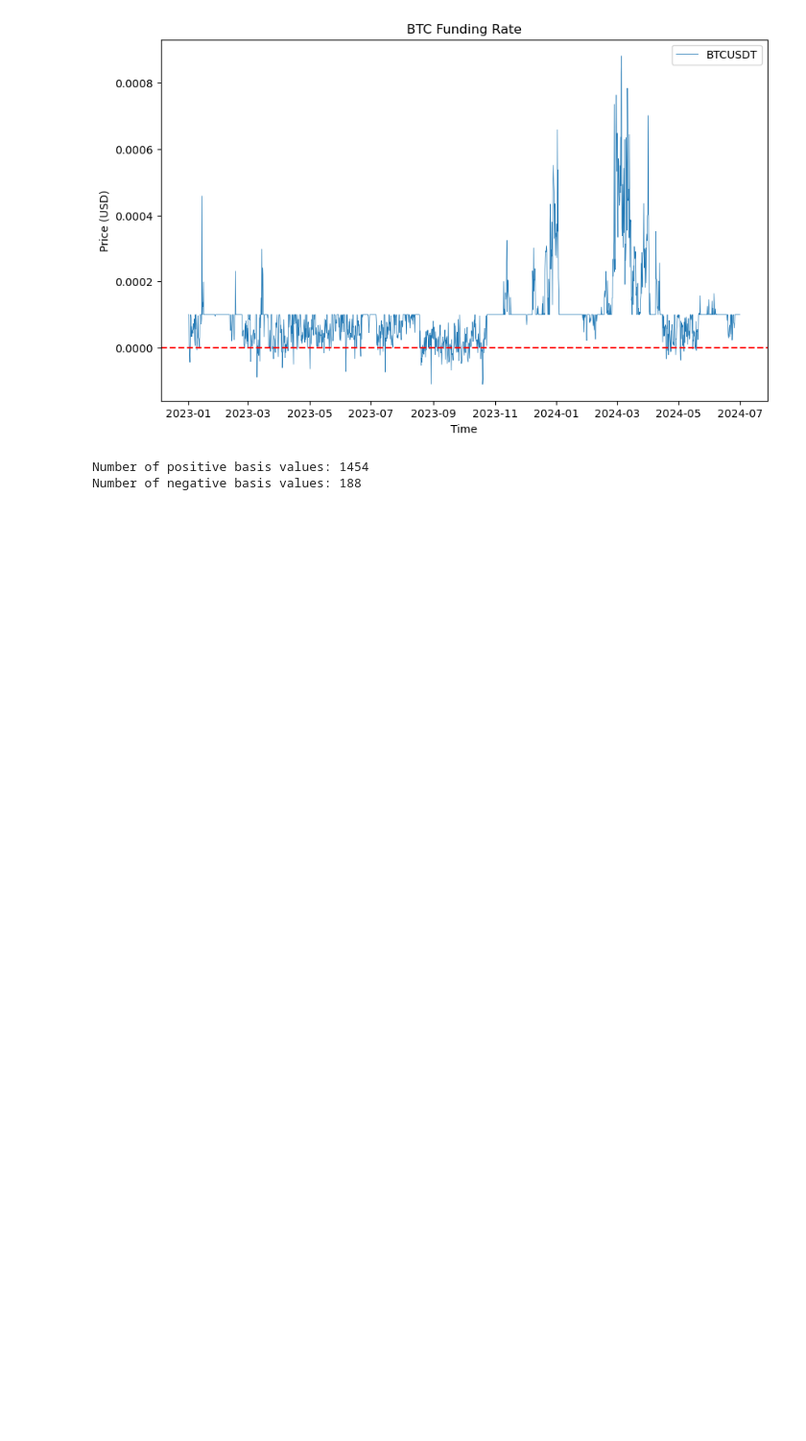
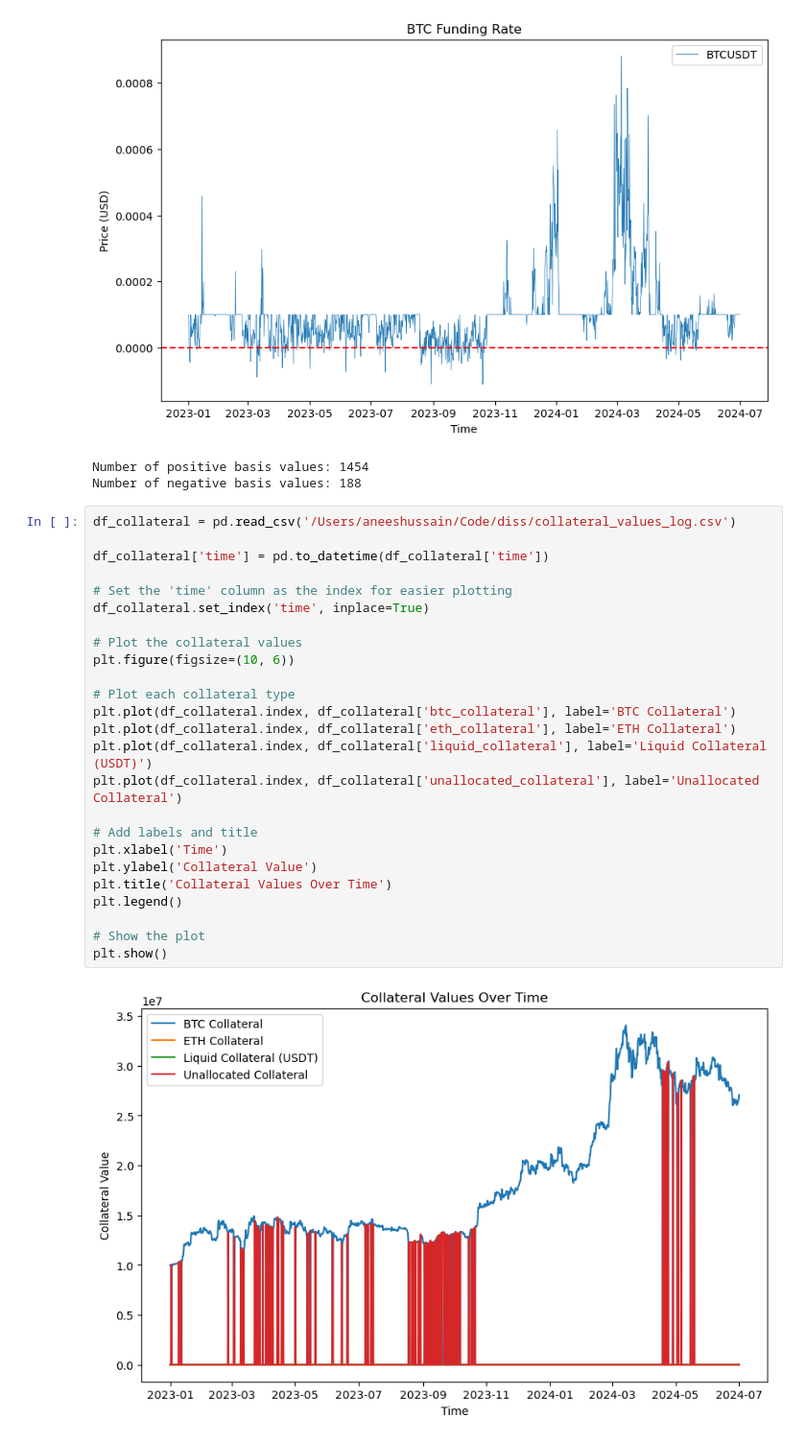
Before and after one commit to AHA-HH/optimising-funding-rate-arbitrage, a Jupyter notebook: analysis/exploratory.ipynb, the cells around one changed output. Shown: that part at 96% size. Drawn from its saved outputs; the diff is of its cells as text; blank space fills up the shorter version.

```diff
--- a/analysis/exploratory.ipynb
+++ b/analysis/exploratory.ipynb
@@ -59,3 +59,30 @@ print(f"Number of negative basis values: {negative_basis_count}")
 [figure]
 Number of positive basis values: 1454
 Number of negative basis values: 188
+# %%
+df_collateral = pd.read_csv('/Users/aneeshussain/Code/diss/collateral_values_log.csv')
+
+df_collateral['time'] = pd.to_datetime(df_collateral['time'])
+
+# Set the 'time' column as the index for easier plotting
+df_collateral.set_index('time', inplace=True)
+
+# Plot the collateral values
+plt.figure(figsize=(10, 6))
+
+# Plot each collateral type
+plt.plot(df_collateral.index, df_collateral['btc_collateral'], label='BTC Collateral')
+plt.plot(df_collateral.index, df_collateral['eth_collateral'], label='ETH Collateral')
+plt.plot(df_collateral.index, df_collateral['liquid_collateral'], label='Liquid Collateral (USDT)')
+plt.plot(df_collateral.index, df_collateral['unallocated_collateral'], label='Unallocated Collateral')
+
+# Add labels and title
+plt.xlabel('Time')
+plt.ylabel('Collateral Value')
+plt.title('Collateral Values Over Time')
+plt.legend()
+
+# Show the plot
+plt.show()
+# %% [output]
+[figure, added]
```
Also changed, not shown: parts of 2 cells of this notebook, 4 other files.
